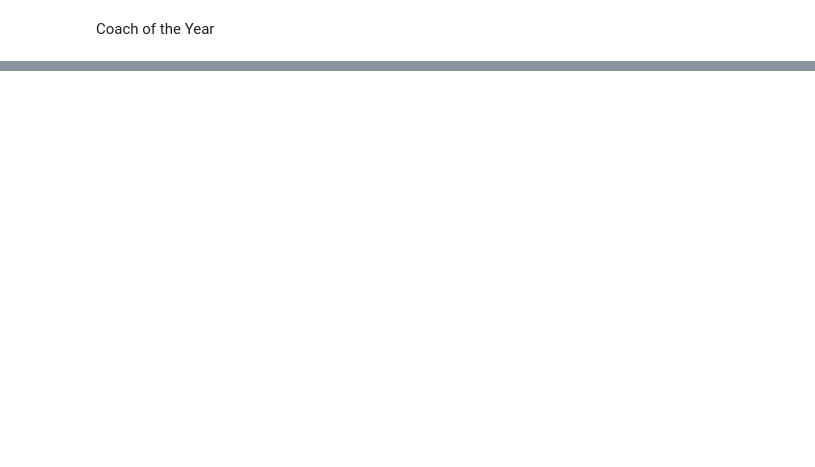
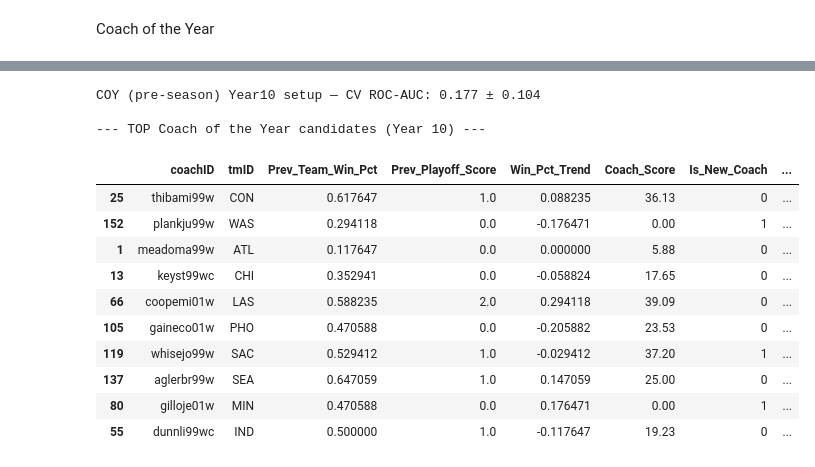
Before and after one commit to Fborralho/AC, a Jupyter notebook: q3_notebook.ipynb, the cells around one changed output, grey strips where cells are left out. Drawn from its saved outputs; the diff is of its cells as text; code cells hidden in the pictures; blank space fills up the shorter version.

```diff
--- a/q3_notebook.ipynb
+++ b/q3_notebook.ipynb
@@ -1714,0 +1643,46 @@ COY (pre-season) CV ROC-AUC: 0.313 ± 0.093
+# %%
+train_10 = coy_feat[coy_feat["year"] < 10].copy()
+test_10  = coy_feat[coy_feat["year"] == 10].copy()
+
+X_train_10 = train_10[features_coy_pre]
+y_train_10 = train_10["coy_label"].astype(int)
+
+X_test_10  = test_10[features_coy_pre]
+
+model_coy_y10 = RandomForestClassifier(
+    n_estimators=600,
+    max_depth=6,
+    class_weight="balanced",
+    random_state=42
+)
+
+cv = StratifiedKFold(n_splits=5, shuffle=True, random_state=42)
+cv_auc_10 = cross_val_score(model_coy_y10, X_train_10, y_train_10, cv=cv, scoring="roc_auc")
+print(f"COY (pre-season) Year10 setup — CV ROC-AUC: {cv_auc_10.mean():.3f} ± {cv_auc_10.std():.3f}")
+
+model_coy_y10.fit(X_train_10, y_train_10)
+test_10 = test_10.copy()
+test_10["pred_prob"] = model_coy_y10.predict_proba(X_test_10)[:, 1]
+results_coy_10 = test_10.sort_values("pred_prob", ascending=False)
+print("\n--- TOP Coach of the Year candidates (Year 10) ---")
+results_coy_10[[
+        "coachID","tmID",
+        "Prev_Team_Win_Pct","Prev_Playoff_Score","Win_Pct_Trend",
+        "Coach_Score","Is_New_Coach","Coach_Tenure",
+        "Player_Score_Mean","pred_prob"
+    ]].head(10)
+# %% [output]
+COY (pre-season) Year10 setup — CV ROC-AUC: 0.177 ± 0.104
+
+--- TOP Coach of the Year candidates (Year 10) ---
+|  | coachID | tmID | Prev_Team_Win_Pct | Prev_Playoff_Score | Win_Pct_Trend | Coach_Score | Is_New_Coach | ... |
+| 25 | thibami99w | CON | 0.617647 | 1.0 | 0.088235 | 36.13 | 0 | ... |
+| 152 | plankju99w | WAS | 0.294118 | 0.0 | -0.176471 | 0.00 | 1 | ... |
+| 1 | meadoma99w | ATL | 0.117647 | 0.0 | 0.000000 | 5.88 | 0 | ... |
+| 13 | keyst99wc | CHI | 0.352941 | 0.0 | -0.058824 | 17.65 | 0 | ... |
+| 66 | coopemi01w | LAS | 0.588235 | 2.0 | 0.294118 | 39.09 | 0 | ... |
+| 105 | gaineco01w | PHO | 0.470588 | 0.0 | -0.205882 | 23.53 | 0 | ... |
+| 119 | whisejo99w | SAC | 0.529412 | 1.0 | -0.029412 | 37.20 | 1 | ... |
+| 137 | aglerbr99w | SEA | 0.647059 | 1.0 | 0.147059 | 25.00 | 0 | ... |
+| 80 | gilloje01w | MIN | 0.470588 | 0.0 | 0.176471 | 0.00 | 1 | ... |
+| 55 | dunnli99wc | IND | 0.500000 | 1.0 | -0.117647 | 19.23 | 0 | ... |
```
Also changed, not shown: parts of 18 cells of this notebook.
